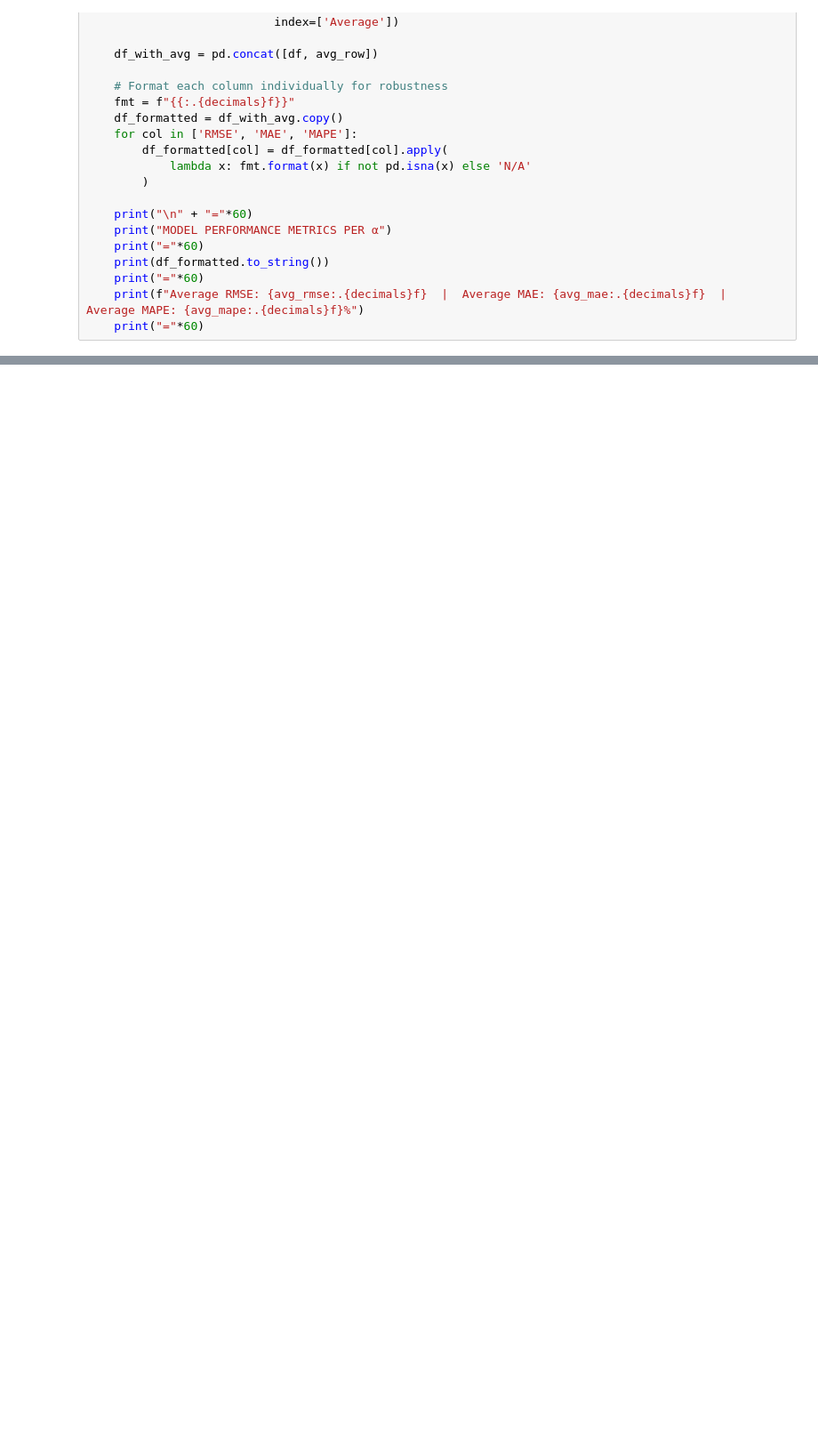
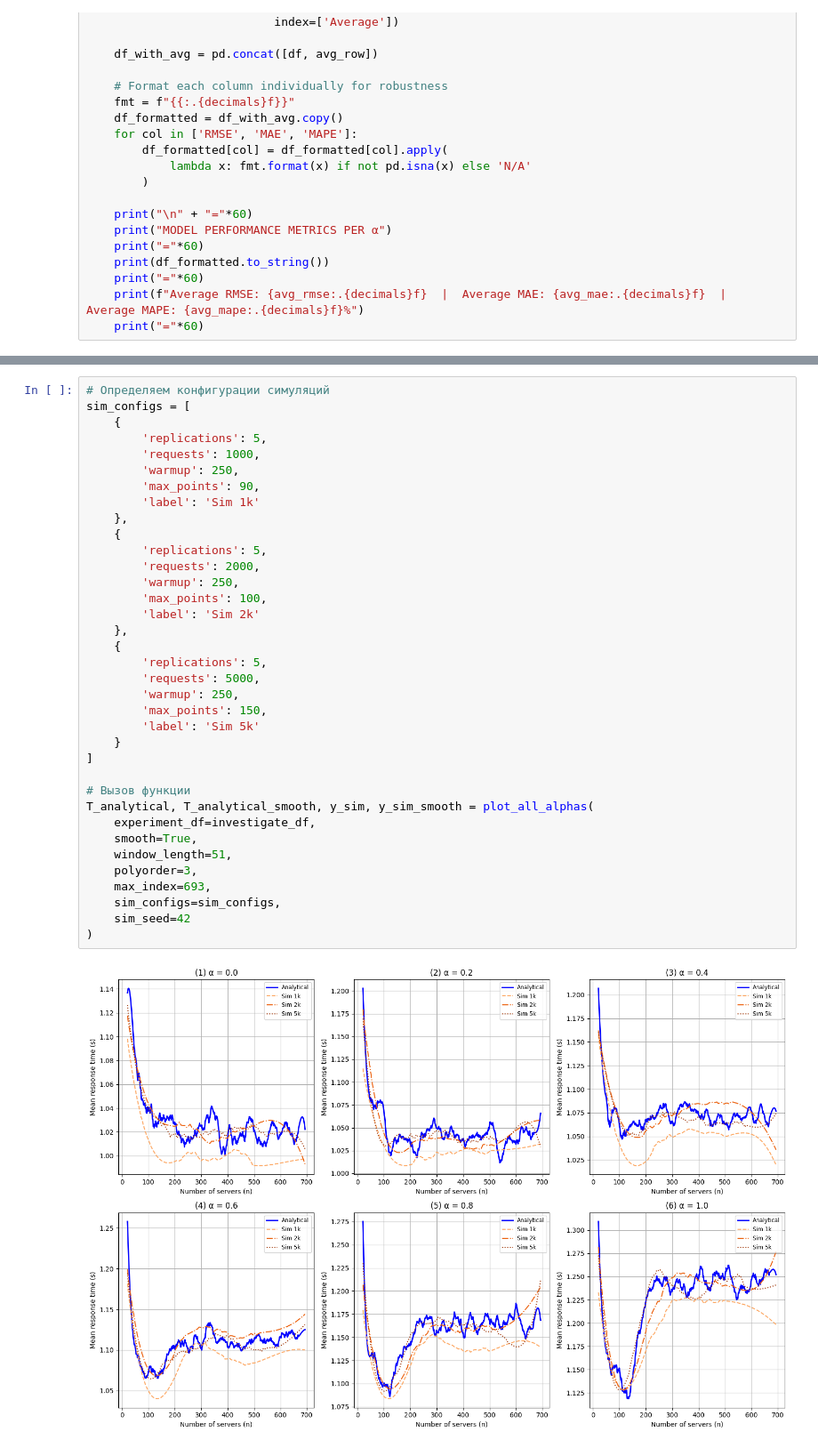
Before and after one commit to MikelMelnichuk/cpu_io_analytics, a Jupyter notebook: Image_creation/Analytical_approach.ipynb, the cells around one changed output, grey strips where cells are left out. Shown at 89% size. Cells and saved outputs as stored; diff of their text form; blank space fills up the shorter version.

```diff
--- a/Image_creation/Analytical_approach.ipynb
+++ b/Image_creation/Analytical_approach.ipynb
@@ -1099,0 +1156,38 @@ plot_all_alphas(
+# %%
+# Определяем конфигурации симуляций
+sim_configs = [
+    {
+        'replications': 5,
+        'requests': 1000,
+        'warmup': 250,
+        'max_points': 90,
+        'label': 'Sim 1k'
+    },
+    {
+        'replications': 5,
+        'requests': 2000,
+        'warmup': 250,
+        'max_points': 100,
+        'label': 'Sim 2k'
+    },
+    {
+        'replications': 5,
+        'requests': 5000,
+        'warmup': 250,
+        'max_points': 150,
+        'label': 'Sim 5k'
+    }
+]
+
+# Вызов функции
+T_analytical, T_analytical_smooth, y_sim, y_sim_smooth = plot_all_alphas(
+    experiment_df=investigate_df,
+    smooth=True,
+    window_length=51,
+    polyorder=3,
+    max_index=693,
+    sim_configs=sim_configs,
+    sim_seed=42
+)
+# %% [output]
+[figure, added]
```
Also changed, not shown: parts of 16 cells of this notebook, 2 other files.
